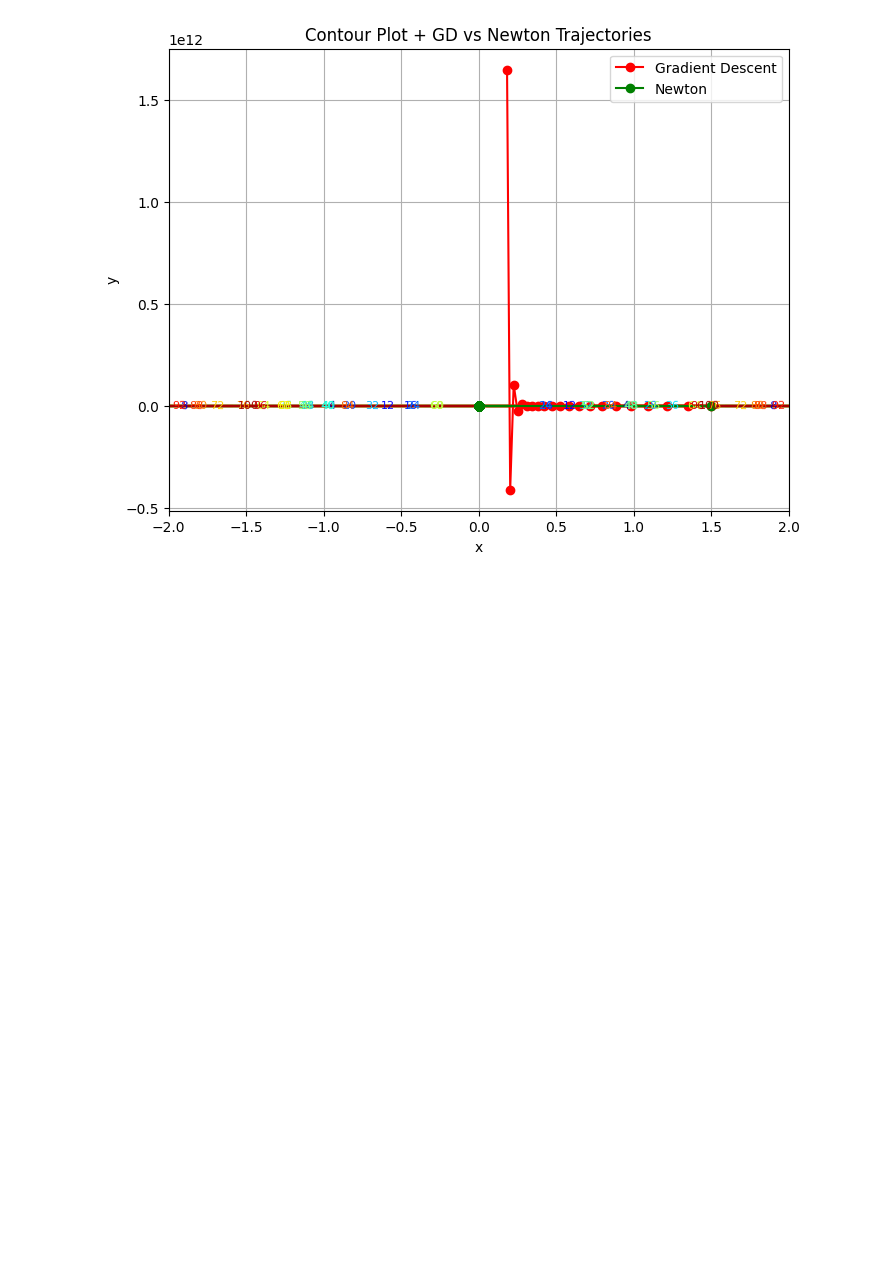
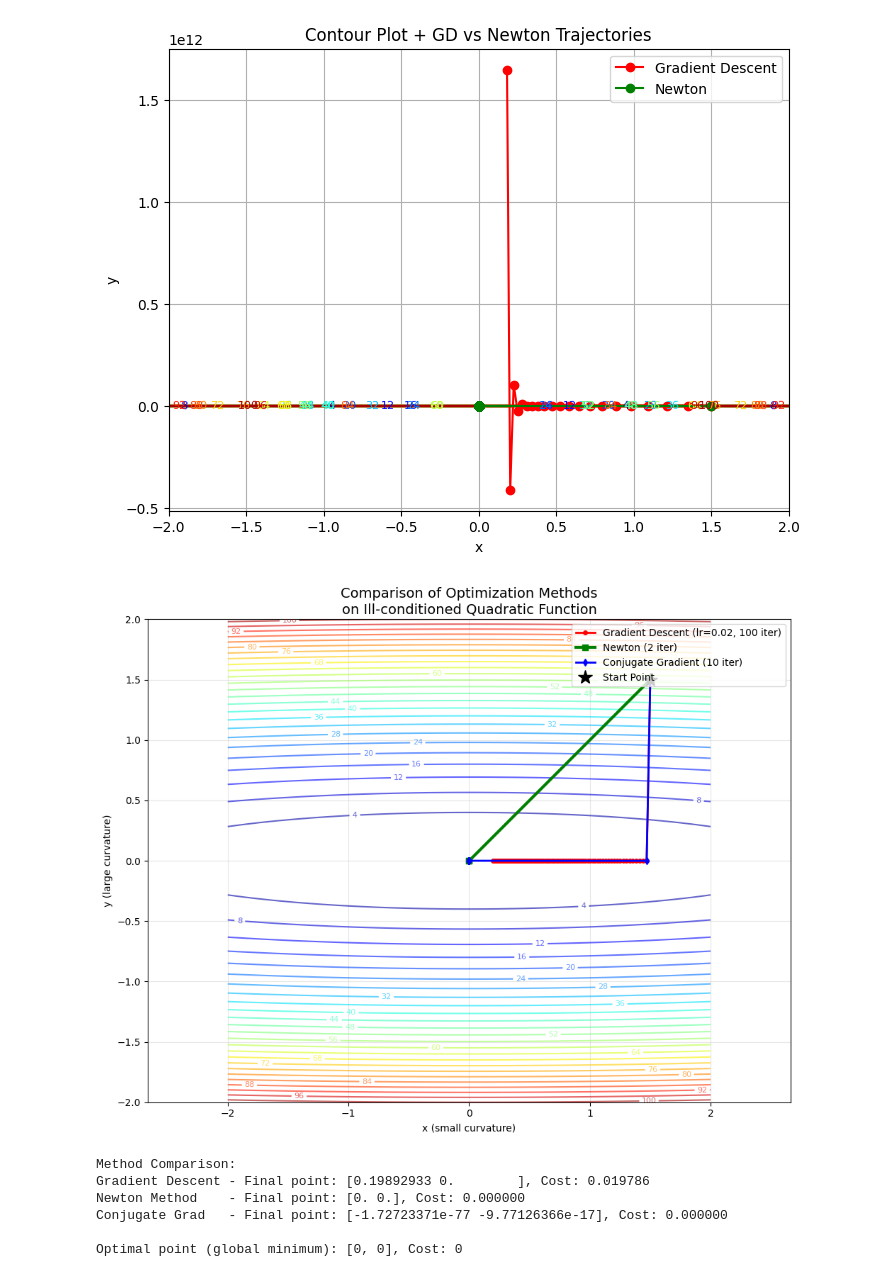
Before and after one commit to Rezarsa82/geometry_of_learning, a Jupyter notebook: main.ipynb, the cells around one changed output. Saved outputs shown, nothing was run; the diff lists cells and outputs as text; code cells hidden in the pictures; blank space fills up the shorter version.

```diff
--- a/main.ipynb
+++ b/main.ipynb
@@ -89,3 +89,66 @@ plt.grid(True)
 plt.show()
 # %% [output]
 [figure]
+# %%
+def conjugate_gradient(theta0, iters):
+    path = [theta0.copy()]
+    theta = theta0.copy()
+    r = -grad(theta)
+    p = r.copy()
+
+    for i in range(iters):
+        alpha = (r.T @ r) / (p.T @ H @ p)
+        theta = theta + alpha * p
+        r_new = r - alpha * H @ p
+        beta = (r_new.T @ r_new) / (r.T @ r)
+        p = r_new + beta * p
+        r = r_new
+        path.append(theta.copy())
+
+    return np.array(path)
+# %%
+x = np.linspace(-2, 2, 400)
+y = np.linspace(-2, 2, 400)
+X, Y = np.meshgrid(x, y)
+Z = 0.5 * (H[0,0]*X**2 + H[1,1]*Y**2)
+
+plt.figure(figsize=(10, 8))
+contours = plt.contour(X, Y, Z, levels=30, cmap="jet", alpha=0.6)
+plt.clabel(contours, inline=True, fontsize=8)
+theta0 = np.array([1.5, 1.5])
+
+gd_path = gradient_descent(theta0, lr=0.02, iters=100)
+newton_path = newton_method(theta0, iters=2)
+cg_path = conjugate_gradient(theta0, iters=10)
+
+plt.plot(gd_path[:, 0], gd_path[:, 1], 'o-', color='red',
+         linewidth=2, markersize=4, label='Gradient Descent (lr=0.02, 100 iter)')
+plt.plot(newton_path[:, 0], newton_path[:, 1], 's-', color='green',
+         linewidth=3, markersize=6, label='Newton (2 iter)')
+plt.plot(cg_path[:, 0], cg_path[:, 1], 'd-', color='blue',
+         linewidth=2, markersize=5, label='Conjugate Gradient (10 iter)')
+
+plt.plot(theta0[0], theta0[1], 'k*', markersize=15, label='Start Point')
+
+plt.title("Comparison of Optimization Methods\non Ill-conditioned Quadratic Function", fontsize=14)
+plt.xlabel("x (small curvature)")
+plt.ylabel("y (large curvature)")
+plt.legend(loc='upper right')
+plt.grid(True, alpha=0.3)
+plt.axis('equal')
+plt.tight_layout()
+plt.show()
+
+print("Method Comparison:")
+print(f"Gradient Descent - Final point: {gd_path[-1]}, Cost: {cost_func(gd_path[-1]):.6f}")
+print(f"Newton Method    - Final point: {newton_path[-1]}, Cost: {cost_func(newton_path[-1]):.6f}")
+print(f"Conjugate Grad   - Final point: {cg_path[-1]}, Cost: {cost_func(cg_path[-1]):.6f}")
+print(f"\nOptimal point (global minimum): [0, 0], Cost: 0")
+# %% [output]
+[figure, added]
+Method Comparison:
+Gradient Descent - Final point: [0.19892933 0.        ], Cost: 0.019786
+Newton Method    - Final point: [0. 0.], Cost: 0.000000
+Conjugate Grad   - Final point: [-1.72723371e-77 -9.77126366e-17], Cost: 0.000000
+
+Optimal point (global minimum): [0, 0], Cost: 0
```
